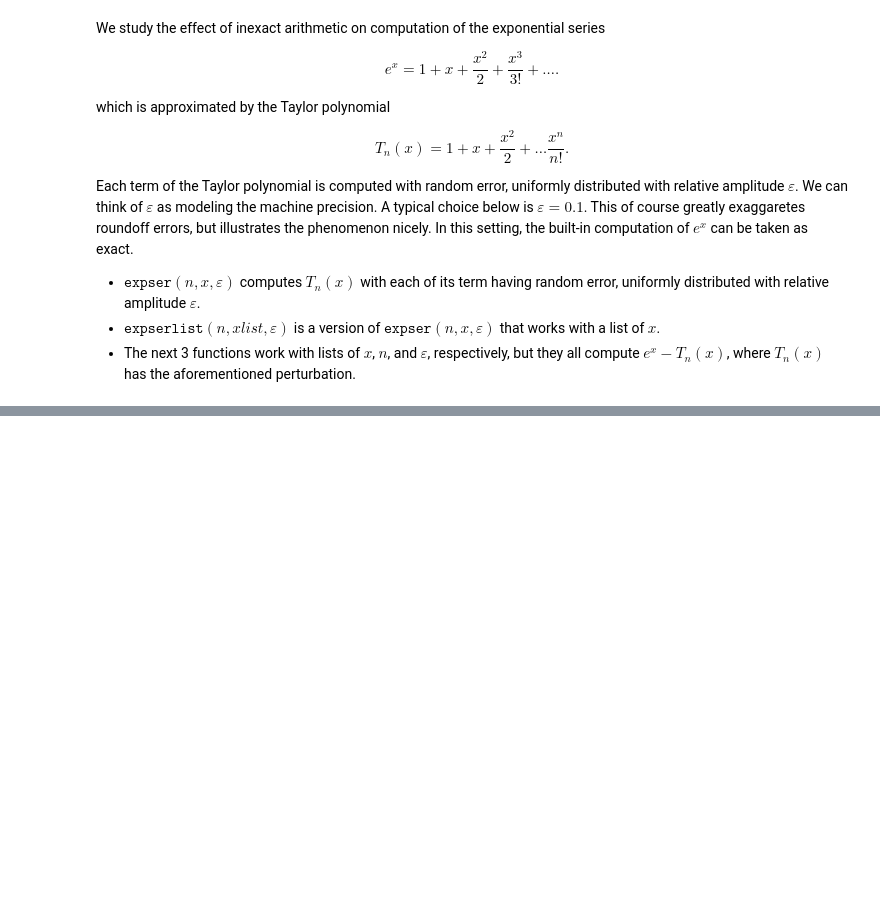
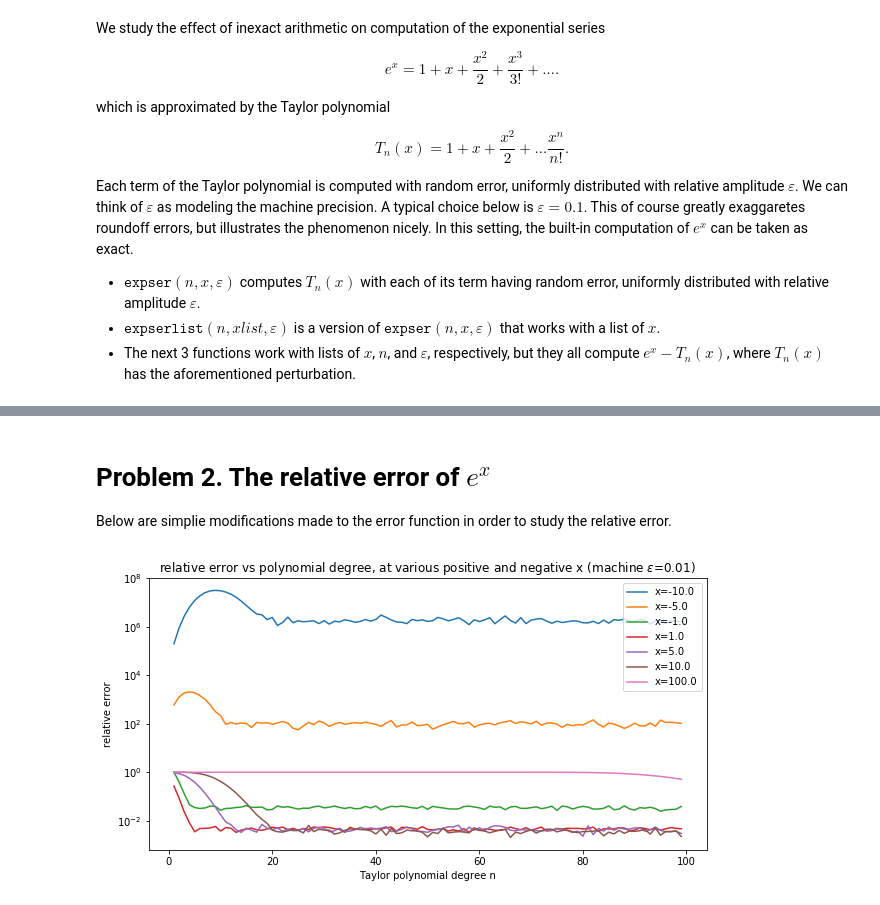
Before and after one commit to MathieuRund/MATH387, a Jupyter notebook: power.ipynb, the cells around one changed output, grey strips where cells are left out. Drawn from its saved outputs; the diff is of its cells as text; code cells hidden in the pictures; blank space fills up the shorter version.

```diff
--- a/power.ipynb
+++ b/power.ipynb
@@ -153,0 +207,3 @@ plt.show()
+# %% [markdown]
+# Problem 2. The relative error of $e^x$
+Below are simplie modifications made to the error function in order to study the relative error.
@@ -153,0 +226,32 @@ plt.show()
+# %%
+def rerrnlist(nlist,x,eps):
+#difference between Tn(x) and e^x, divided by e^x
+
+#works with *list* of n
+    yy = []
+    for n in nlist:
+        yy.append((expser(n,x,eps)-np.exp(x))/(np.exp(x)))
+    return yy
+# %%
+xlist = [-10, -5, -1, 1, 5, 10, 100]
+nlist=range(1,100)
+eps=.01
+kmax=20
+
+plt.figure(figsize=(10,5))
+for x in xlist:
+    y=np.abs(rerrnlist(nlist,x,eps))
+    for k in range(1,kmax):
+        z=np.abs(rerrnlist(nlist,x,eps))
+        y=np.maximum(y,z)
+    plt.plot(nlist,y,label='x=%.1f'%x)
+
+plt.yscale('log')
+#plt.xscale('log')
+plt.title(r'relative error vs polynomial degree, at various positive and negative x (machine $\varepsilon$=%.2f)'%eps)
+plt.xlabel('Taylor polynomial degree n')
+plt.ylabel('relative error')
+plt.legend()
+plt.show()
+# %% [output]
+[figure, added]
```
Also changed, not shown: parts of 24 cells of this notebook.
